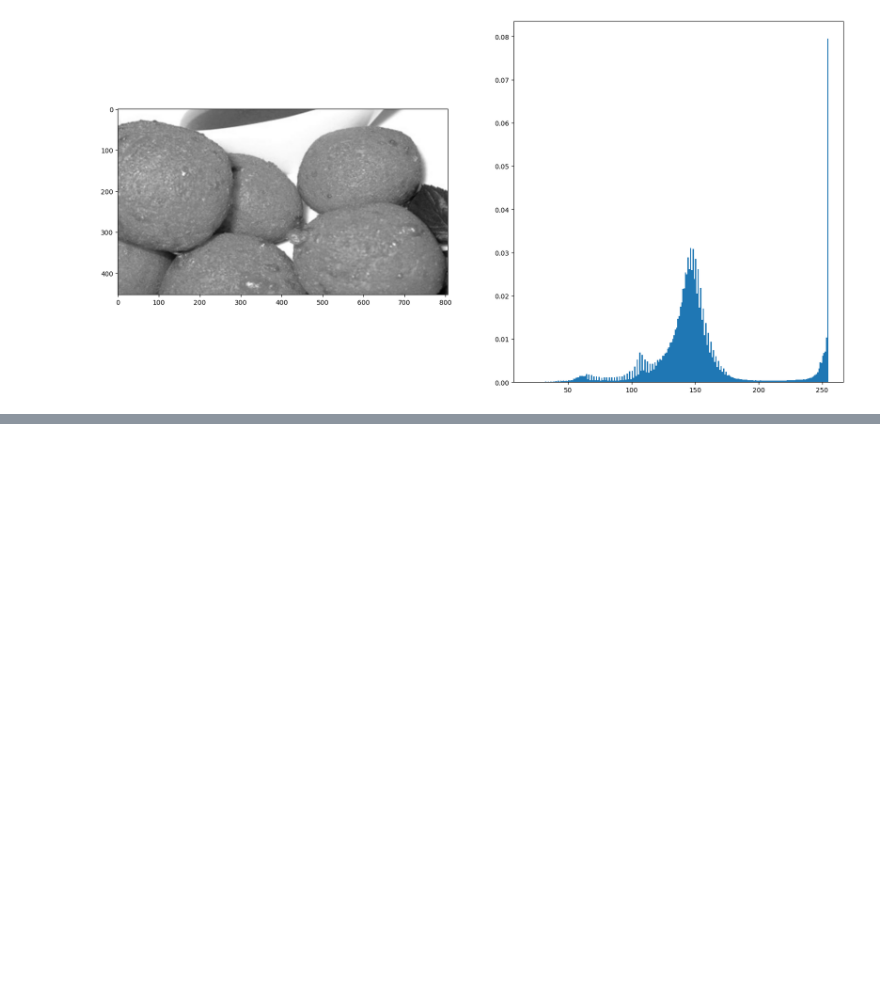
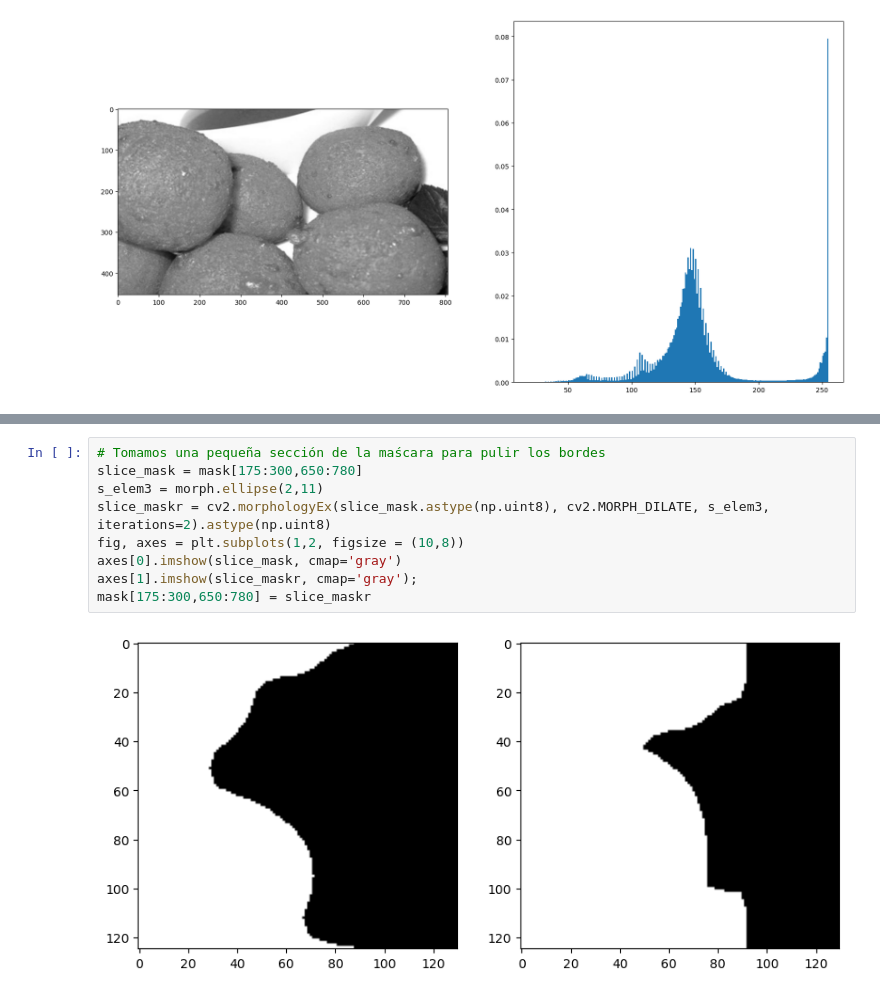
Before and after one commit to MillerQuintero2001/ImageProcessing, a Jupyter notebook: ArtificialVision/Semana_7/Taller_Clase.ipynb, the cells around one changed output, grey strips where cells are left out. Cells and saved outputs as stored; diff of their text form; blank space fills up the shorter version.

```diff
--- a/ArtificialVision/Semana_7/Taller_Clase.ipynb
+++ b/ArtificialVision/Semana_7/Taller_Clase.ipynb
@@ -144 +165,12 @@ ax2.hist(img_L.ravel(), bins = (np.max(img_L) - np.min(img_L)), density='true');
+# %%
+# Tomamos una pequeña sección de la maścara para pulir los bordes
+slice_mask = mask[175:300,650:780]
+s_elem3 = morph.ellipse(2,11)
+slice_maskr = cv2.morphologyEx(slice_mask.astype(np.uint8), cv2.MORPH_DILATE, s_elem3, iterations=2).astype(np.uint8)
+fig, axes = plt.subplots(1,2, figsize = (10,8))
+axes[0].imshow(slice_mask, cmap='gray')
+axes[1].imshow(slice_maskr, cmap='gray');
+mask[175:300,650:780] = slice_maskr
+# %% [output]
+[figure, added]
 # %%
```
Also changed, not shown: parts of 2 cells of this notebook, 4 other files.
